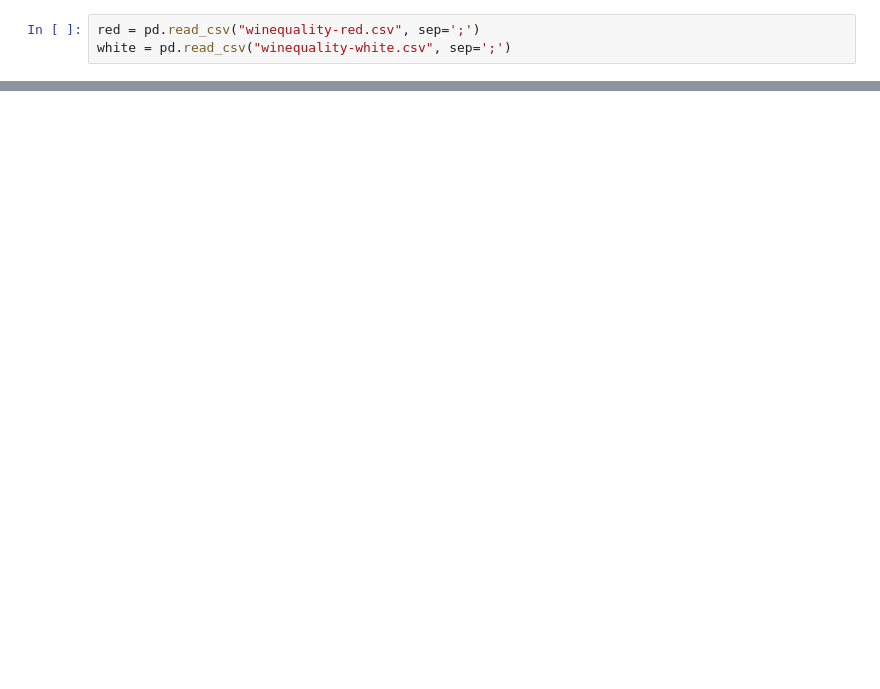
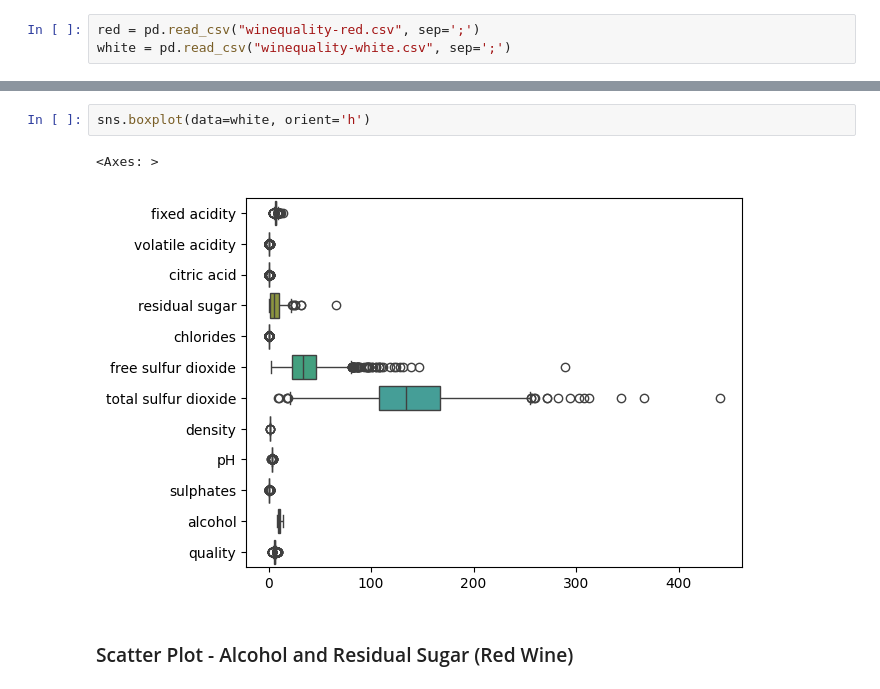
Before and after one commit to ameliabaez/spark-seprep, a Jupyter notebook: assignments/assignment6/kyle-yu/kyle-yu.ipynb, the cells around one changed output, grey strips where cells are left out. Saved outputs shown, nothing was run; the diff lists cells and outputs as text; blank space fills up the shorter version.

```diff
--- a/assignments/assignment6/kyle-yu/kyle-yu.ipynb
+++ b/assignments/assignment6/kyle-yu/kyle-yu.ipynb
@@ -39,0 +81,7 @@ white
+# %%
+sns.boxplot(data=white, orient='h')
+# %% [output]
+<Axes: >
+[figure, added]
+# %% [markdown]
+### Scatter Plot - Alcohol and Residual Sugar (Red Wine)
```
Also changed, not shown: parts of 26 cells of this notebook.
